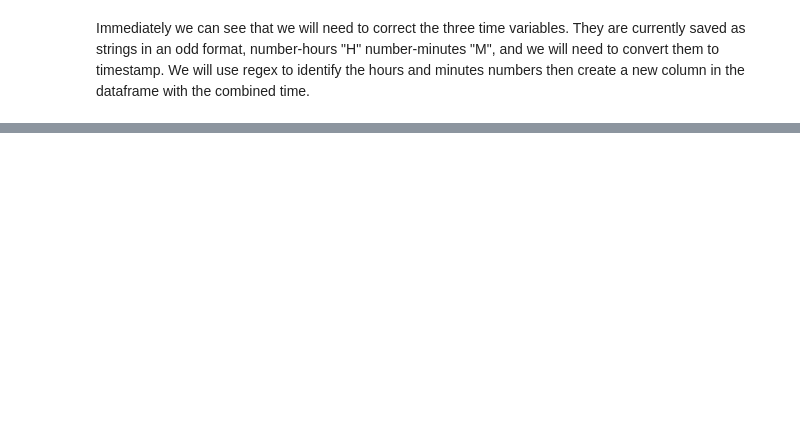
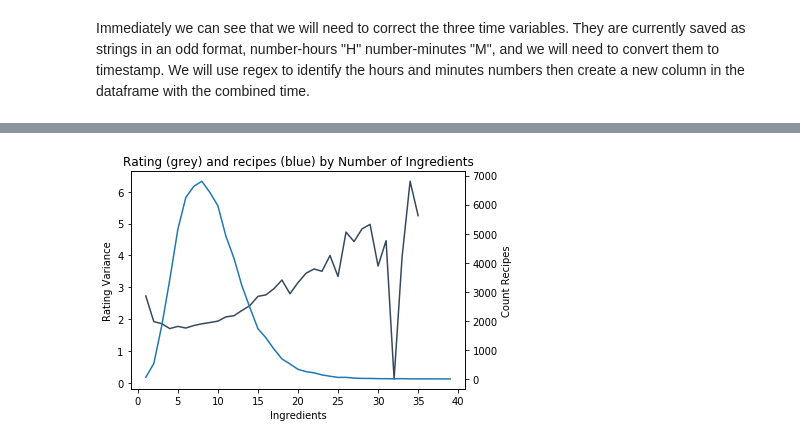
Before and after one commit to joanana/joanana.github.io, a Jupyter notebook: allrecipes-analysis.ipynb, the cells around one changed output, grey strips where cells are left out. Saved outputs shown, nothing was run; the diff lists cells and outputs as text; code cells hidden in the pictures; blank space fills up the shorter version.

```diff
--- a/allrecipes-analysis.ipynb
+++ b/allrecipes-analysis.ipynb
@@ -425,0 +435,13 @@ sb.regplot(data=recipes.loc[recipes.num_ingredients < 15], x='num_ingredients',
+# %%
+data = recipes.groupby(by='num_ingredients').var()['rating']
+
+ax = sb.lineplot(data=data, color="#34495e", legend='full')
+_ = ax.set_title('Rating (grey) and recipes (blue) by Number of Ingredients')
+_ = ax.set_ylabel('Rating Variance')
+_ = ax.set_xlabel('Ingredients')
+
+ax2 = ax.twinx()
+ax2 = sb.lineplot(data=recipes.groupby(by='num_ingredients').count()['rating'])
+_ = ax2.set_ylabel('Count Recipes')
+# %% [output]
+[figure, added]
```
Also changed, not shown: parts of 48 cells of this notebook.
